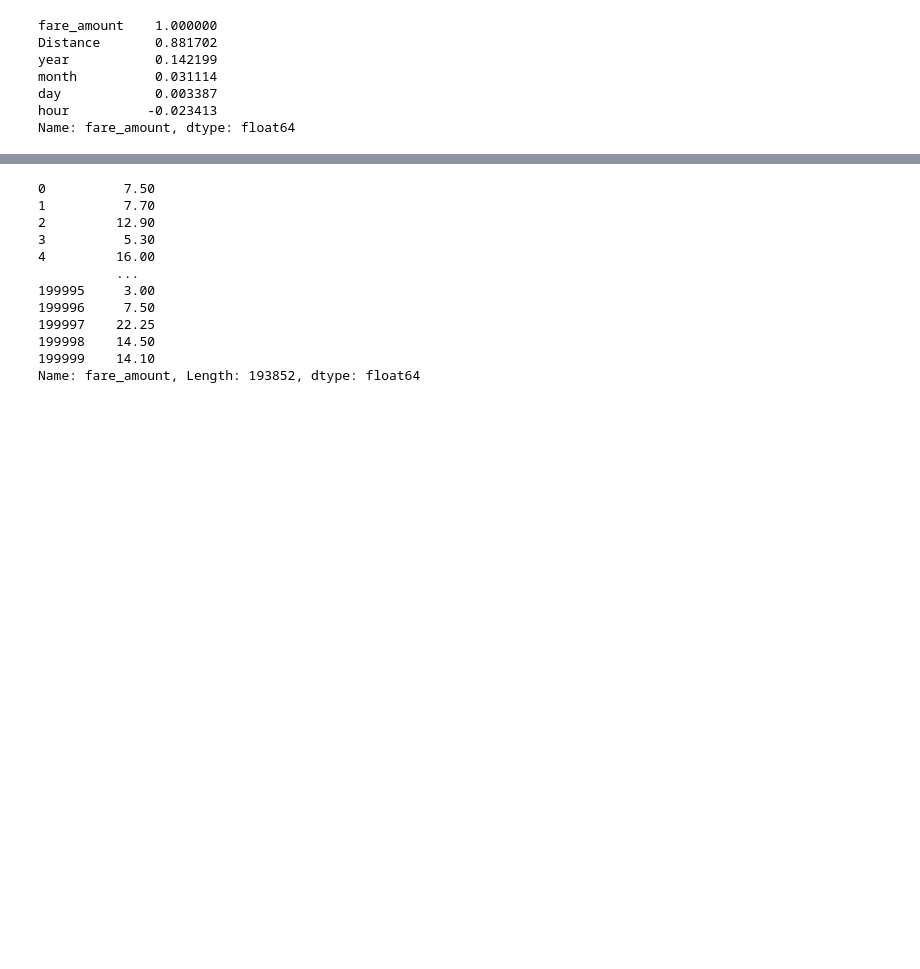
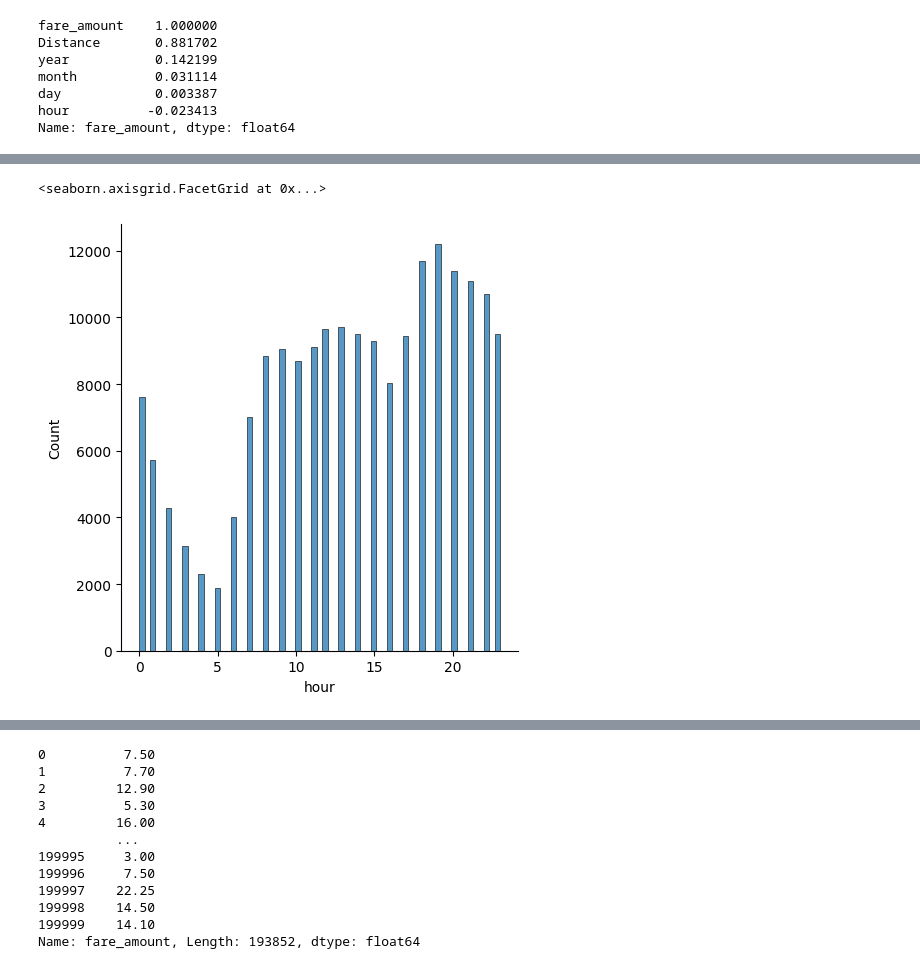
Before and after one commit to sahilshinde-45/ML-Training, a Jupyter notebook: assignment_uber.ipynb, the cells around one changed output, grey strips where cells are left out. Cells and saved outputs as stored; diff of their text form; code cells hidden in the pictures; blank space fills up the shorter version.

```diff
--- a/assignment_uber.ipynb
+++ b/assignment_uber.ipynb
@@ -492,3 +502,8 @@ new_df
+# %%
+sns.displot(new_df['hour'])
+# %% [output]
+<seaborn.axisgrid.FacetGrid at 0x...>
+[figure, added]
 # %%
 x = new_df.iloc[:,1:]
 x
```
Also changed, not shown: parts of 28 cells of this notebook, 2 other files.
